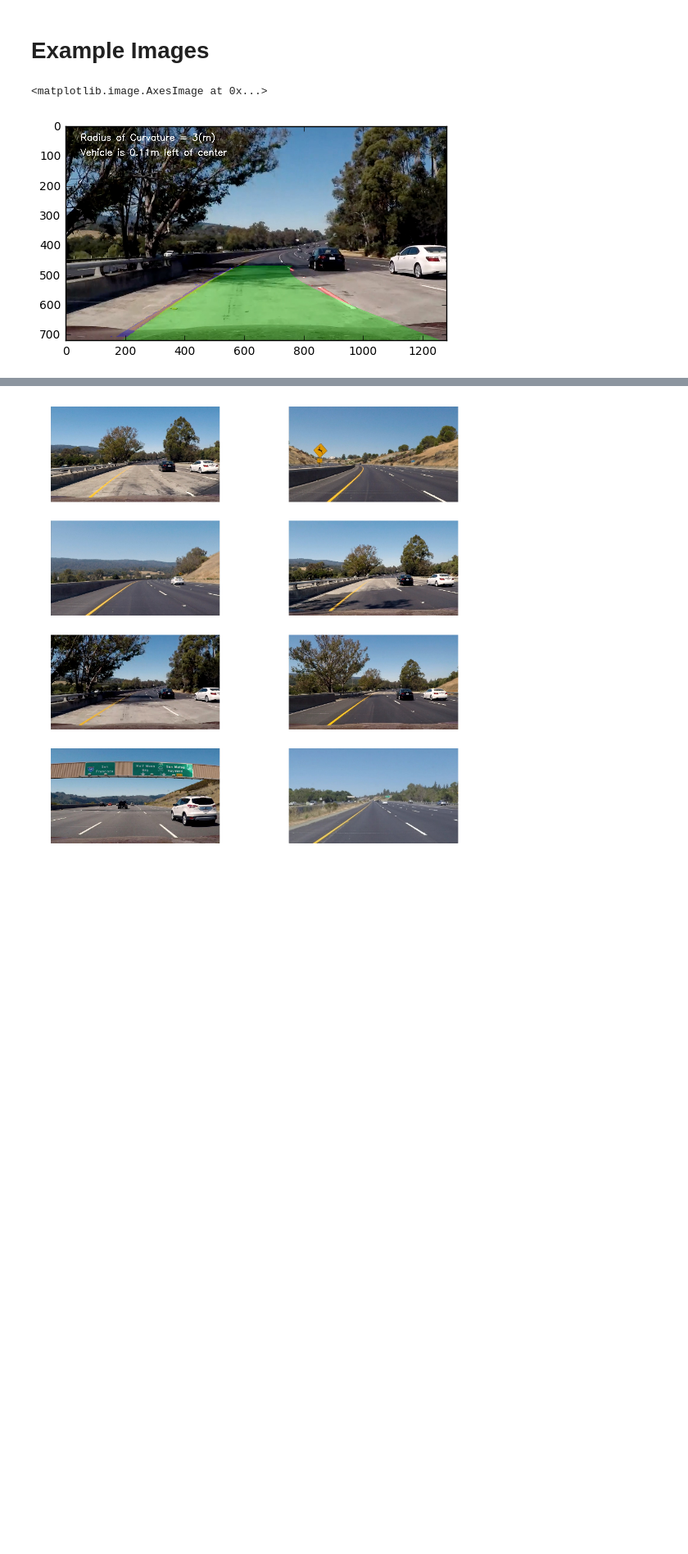
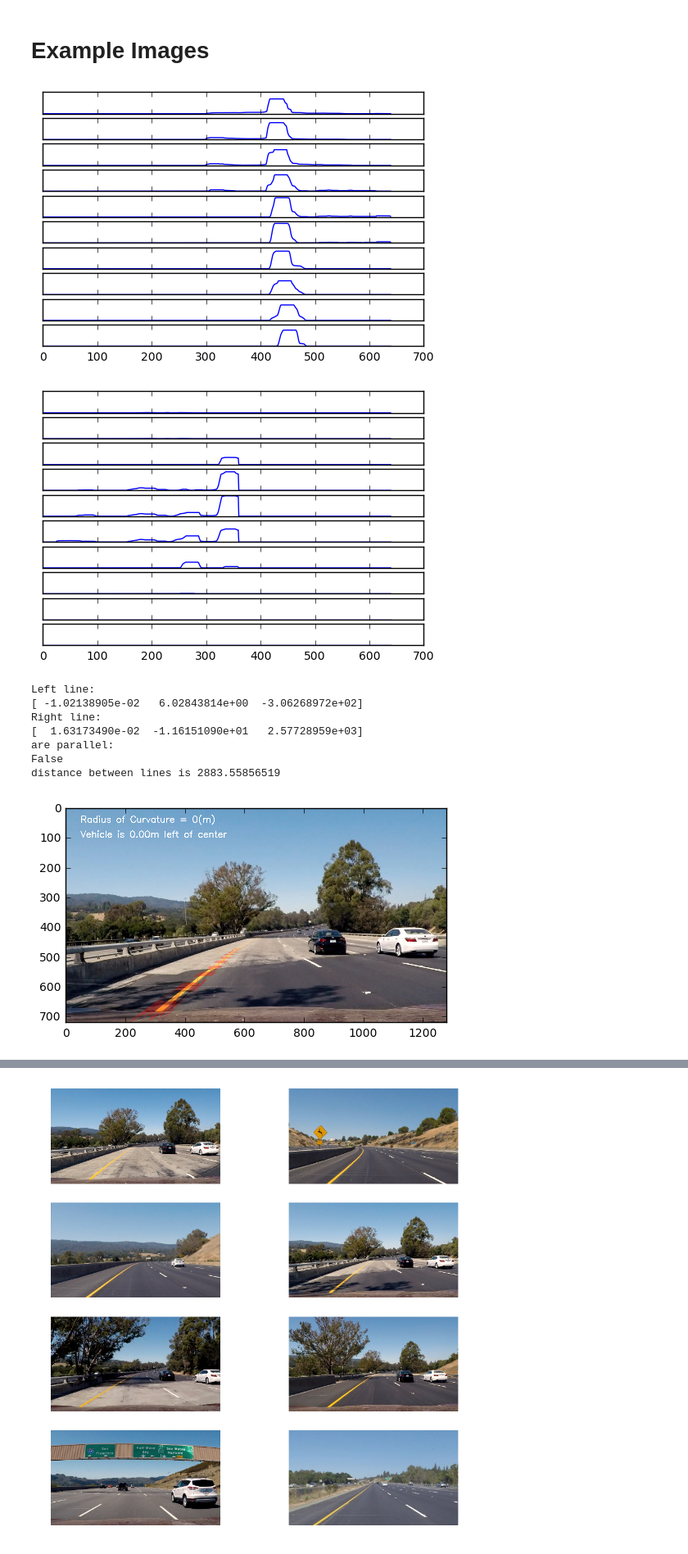
Before and after one commit to Aipakazuma/CarND-advancedLaneLines, a Jupyter notebook: Advanced Lane Lines.ipynb, the cells around one changed output, grey strips where cells are left out. Shown at 82% size. Cells and saved outputs as stored; diff of their text form; code cells hidden in the pictures; blank space fills up the shorter version.

```diff
--- a/Advanced Lane Lines.ipynb
+++ b/Advanced Lane Lines.ipynb
@@ -328,14 +511,33 @@ def image_pipline(img):
     return img
 # %% [markdown]
 # Example Images
-# %%
-img = imread('test_images/test5.jpg')
-img = image_pipline(img)
-
-plt.imshow(img, cmap='gray')
-# %% [output]
-<matplotlib.image.AxesImage at 0x...>
-[figure, removed]
+# %%
+img = imread('test_images/test4.jpg')
+
+left_lane = Line(FRAME_MEMORY)
+right_lane = Line(FRAME_MEMORY)
+
+img = image_pipline(img, lanes=(left_lane, right_lane))
+
+plt.imshow(img, cmap='gray')
+print('Left line:')
+print(left_lane.current_fit)
+print('Right line:')
+print(right_lane.current_fit)
+print('are parallel:')
+print(left_lane.is_current_fit_parallel(right_lane, (1,1)))
+print('distance between lines is %s' % left_lane.get_current_fit_distance(right_lane))
+# %% [output]
+[figure, added]
+[figure, added]
+Left line:
+[ -1.02138905e-02   6.02843814e+00  -3.06268972e+02]
+Right line:
+[  1.63173490e-02  -1.16151090e+01   2.57728959e+03]
+are parallel:
+False
+distance between lines is 2883.55856519
+[figure, added]
 # %%
 images = []
 for i in range(1, 9):
```
Also changed, not shown: parts of 9 cells of this notebook, 2 other files.
